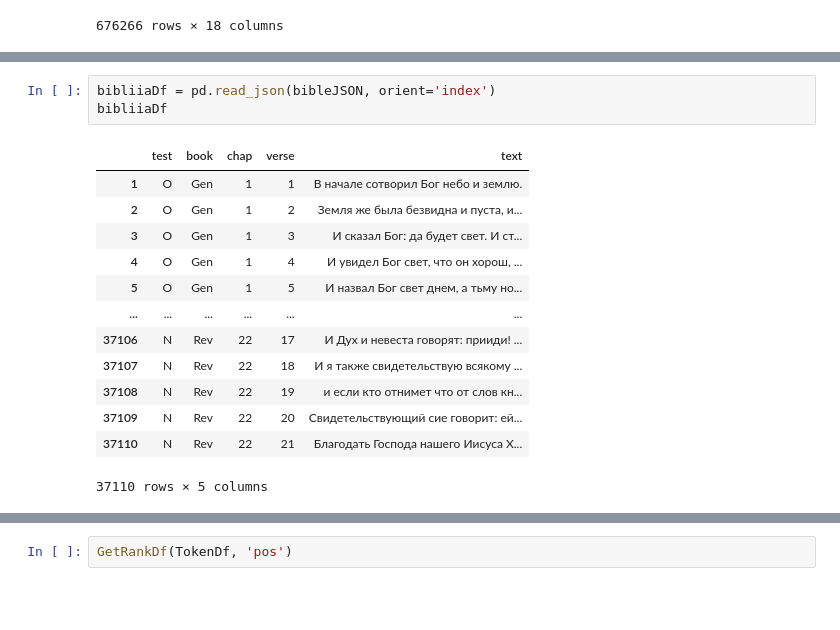
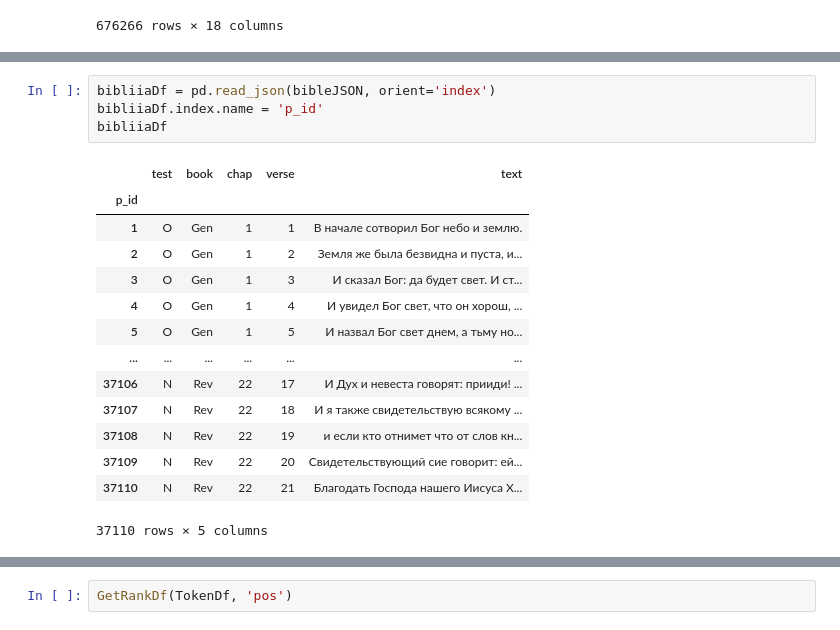
Before and after one commit to kollektivminds/russian-literary-bible, a Jupyter notebook: bible_processing.ipynb, the cells around one changed output, grey strips where cells are left out. Drawn from its saved outputs; the diff is of its cells as text; blank space fills up the shorter version.

```diff
--- a/bible_processing.ipynb
+++ b/bible_processing.ipynb
@@ -256,8 +290,10 @@ TokenDf.set_index(['p_id', 'token_id'])
 # %%
 bibliiaDf = pd.read_json(bibleJSON, orient='index')
+bibliiaDf.index.name = 'p_id'
 bibliiaDf
 # %% [output]
 |  | test | book | chap | verse | text |
+| p_id |  |  |  |  |  |
 | 1 | O | Gen | 1 | 1 | В начале сотворил Бог небо и землю. |
 | 2 | O | Gen | 1 | 2 | Земля же была безвидна и пуста, и... |
 | 3 | O | Gen | 1 | 3 | И сказал Бог: да будет свет. И ст... |
```
Also changed, not shown: parts of 17 cells of this notebook.
